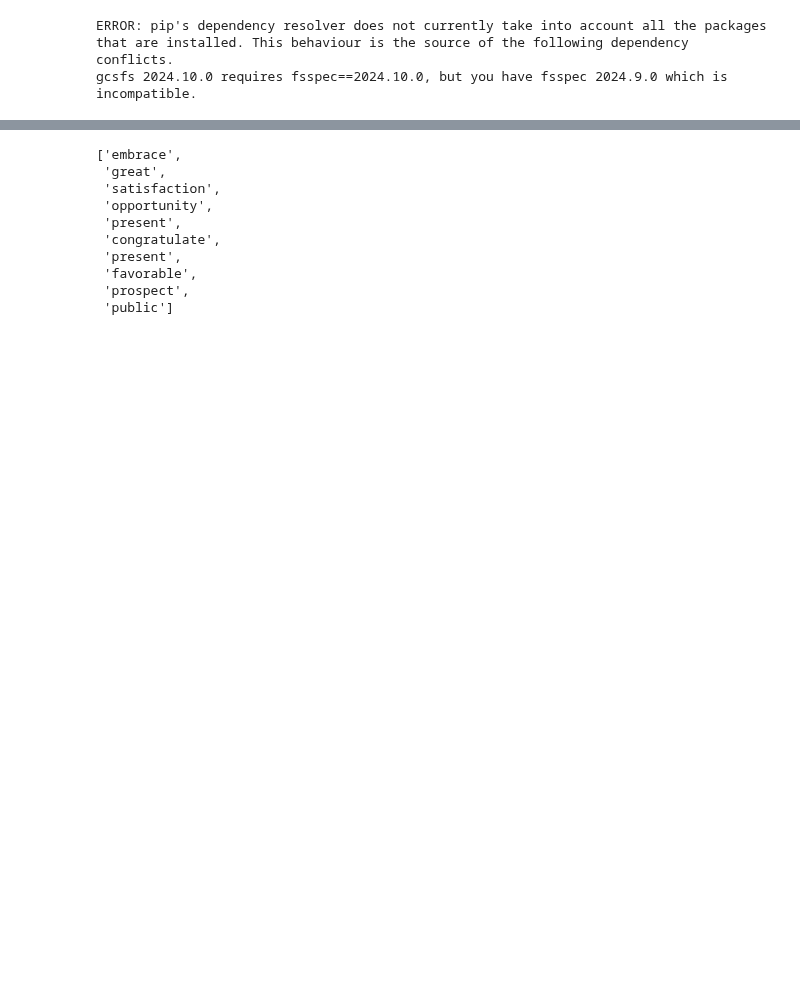
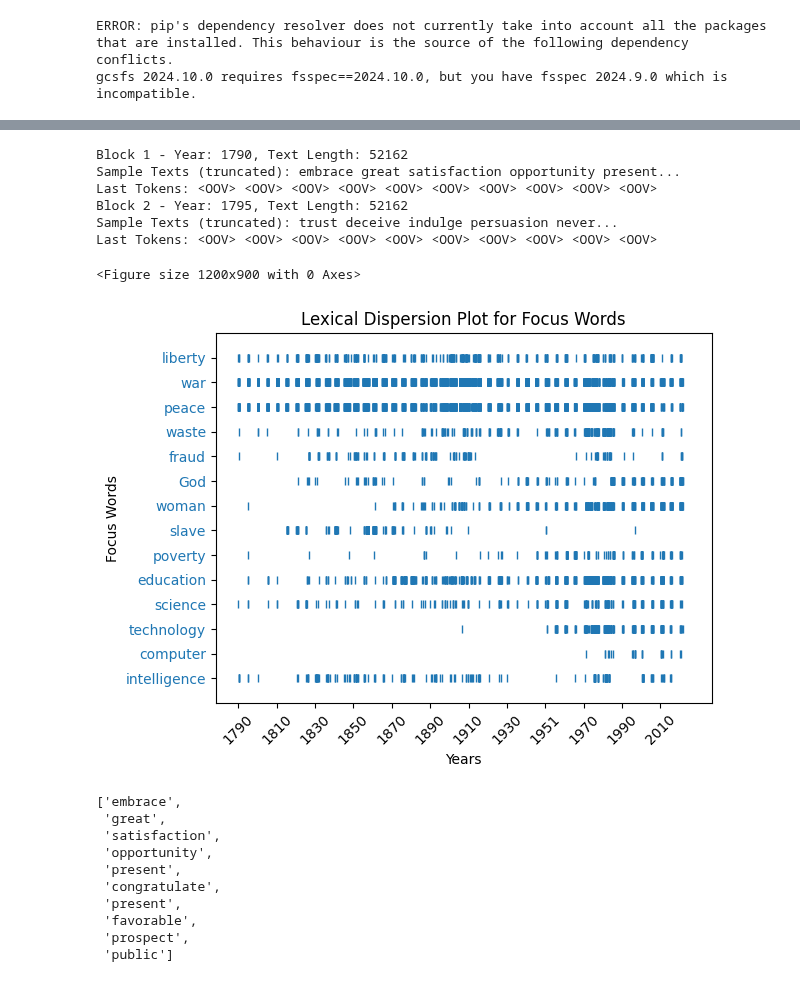
Before and after one commit to alex-smith-uwec/NLP_Spring2025, a Jupyter notebook: StateUnion.ipynb, the cells around one changed output, grey strips where cells are left out. Drawn from its saved outputs; the diff is of its cells as text; code cells hidden in the pictures; blank space fills up the shorter version.

Commit message:
Revised significantly to get dispersion plot synced with year.

```diff
--- a/StateUnion.ipynb
+++ b/StateUnion.ipynb
@@ -49,3 +117,53 @@ word_counts = Counter(all_words)
+# %%
+# Find the maximum length of merged_text fields
+max_length = max(len(block['texts']) for block in processed_blocks)
+
+# Pad each merged_text field with "<OOV>" tokens
+for block in processed_blocks:
+    current_length = len(block['texts'])
+    if current_length < max_length:
+        block['texts'].extend(["<OOV>"] * (max_length - current_length))
+
+# Verify padding
+for i, block in enumerate(processed_blocks[:2]):  # Display first 2 blocks for verification
+    print(f"Block {i + 1} - Year: {block['year']}, Text Length: {len(block['texts'])}")
+    print(f"Sample Texts (truncated): {' '.join(block['texts'][:5])}...")
+    print(f"Last Tokens: {' '.join(block['texts'][-10:])}")  # Show last 10 tokens to verify padding
+# %% [output]
+Block 1 - Year: 1790, Text Length: 52162
+Sample Texts (truncated): embrace great satisfaction opportunity present...
+Last Tokens: <OOV> <OOV> <OOV> <OOV> <OOV> <OOV> <OOV> <OOV> <OOV> <OOV>
+Block 2 - Year: 1795, Text Length: 52162
+Sample Texts (truncated): trust deceive indulge persuasion never...
+Last Tokens: <OOV> <OOV> <OOV> <OOV> <OOV> <OOV> <OOV> <OOV> <OOV> <OOV>
+# %%
+# Combine all the text into one list
+all_words = [word for block in processed_blocks for word in block['texts']]
+# %%
+# Define focus words
+focus_words=["liberty","war", "peace","waste","fraud","God","woman","slave","poverty","education","science","technology","computer","intelligence"]
+# %%
+
+
+# Generate x-labels for years corresponding to the blocks
+years = [block['year'] for block in processed_blocks]
+x_ticks_positions = [len(block['texts']) * idx for idx, block in enumerate(processed_blocks)]
+
+# Select  years for x-tick labels thinning
+thin=4
+x_ticks_positions_filtered = x_ticks_positions[::thin]
+x_labels_filtered = years[::thin]
+
+# Dispersion plot with nltk
+plt.figure(figsize=(12, 9))
+dispersion_plot(all_words, focus_words, ignore_case=True, title="Lexical Dispersion Plot for Focus Words")
+plt.xticks(ticks=x_ticks_positions_filtered, labels=x_labels_filtered, rotation=45)
+plt.xlabel("Years")
+plt.ylabel("Focus Words")
+plt.show()
+# %% [output]
+<Figure size 1200x900 with 0 Axes>
+[figure, added]
 # %%
 all_words[0:10]
 # %% [output]
```
Also changed, not shown: parts of 34 cells of this notebook.
